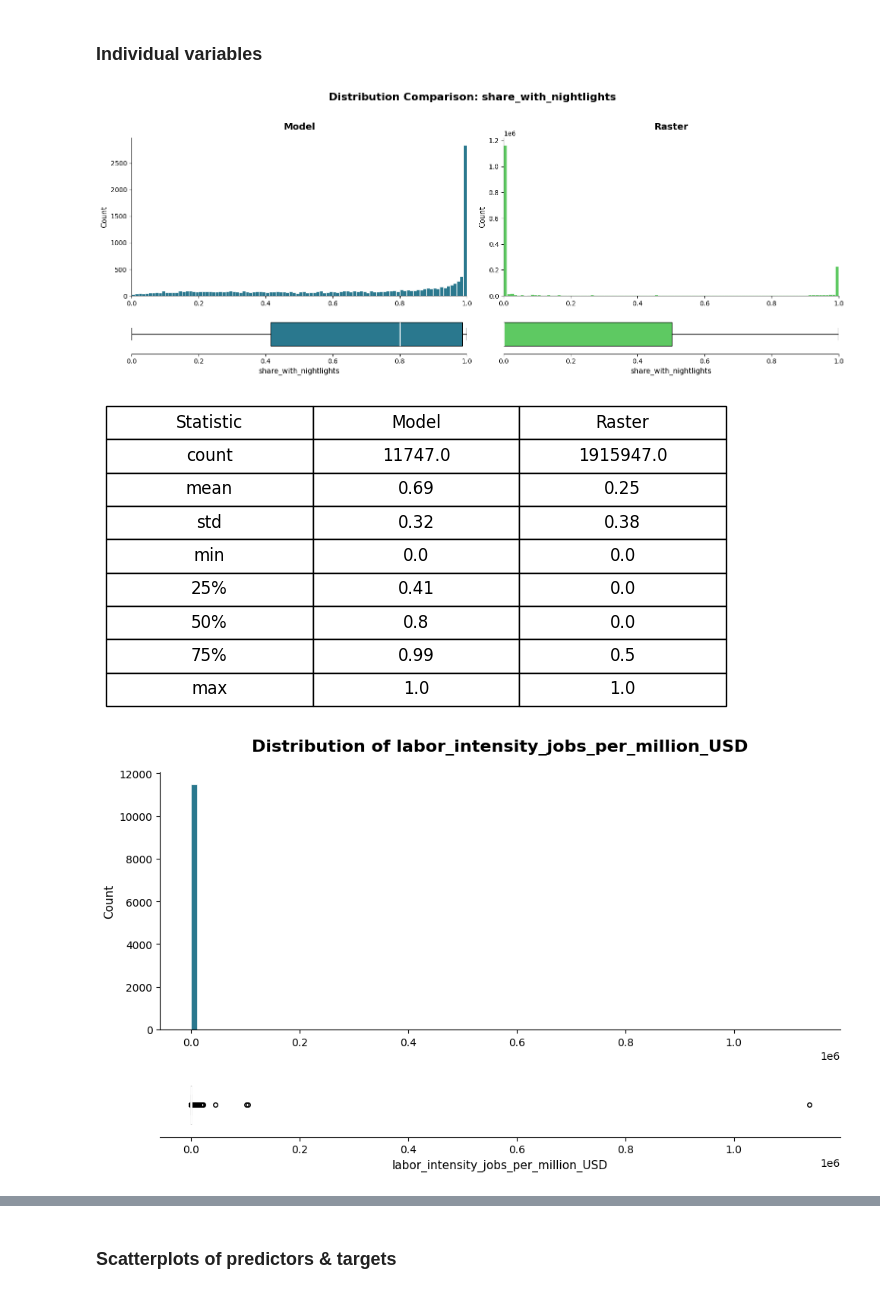
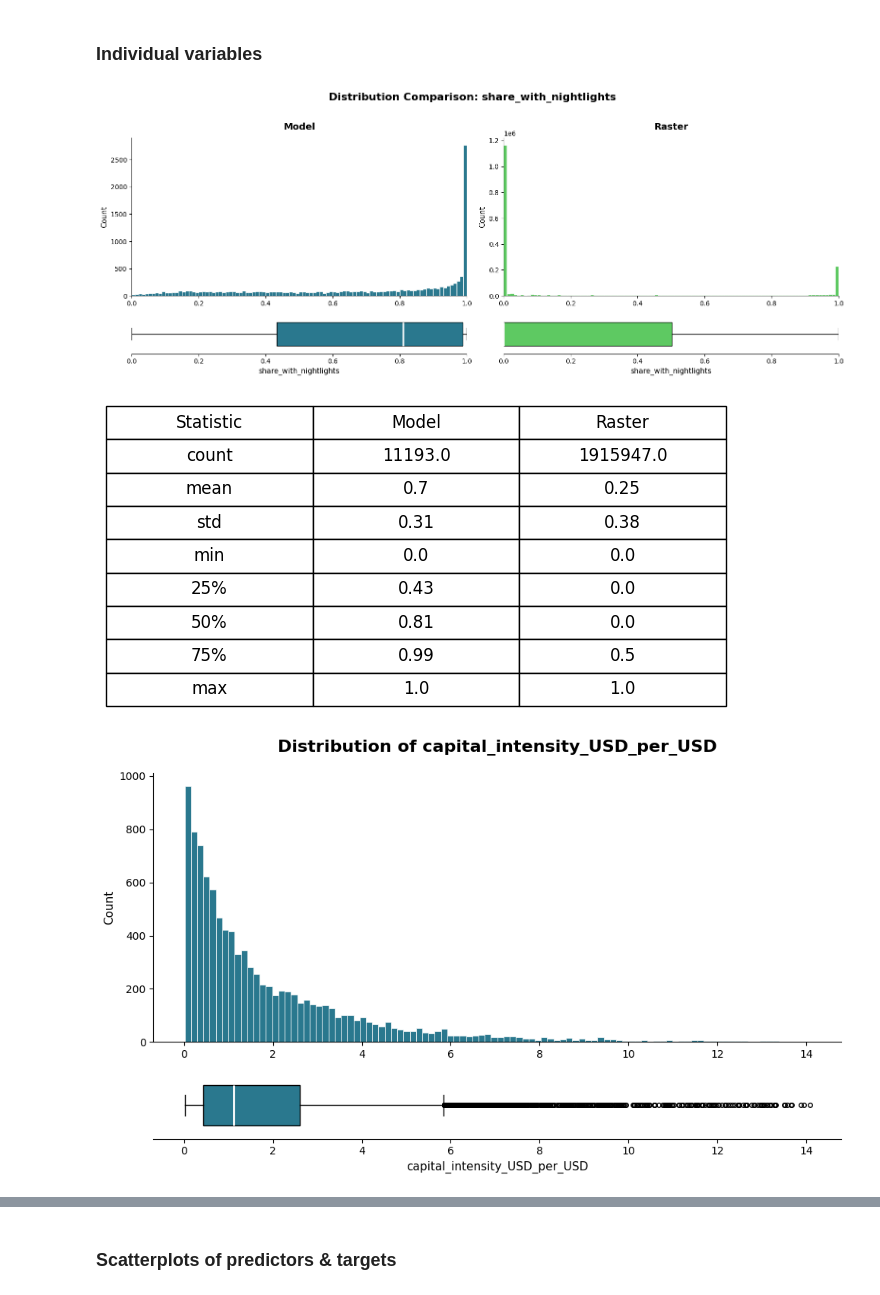
Before and after one commit to carinamani/AgDownscaling, a Jupyter notebook: 02_EDA/variable_distribution.ipynb, the cells around one changed output, grey strips where cells are left out. Drawn from its saved outputs; the diff is of its cells as text; code cells hidden in the pictures.

```diff
--- a/02_EDA/variable_distribution.ipynb
+++ b/02_EDA/variable_distribution.ipynb
@@ -17,8 +17,8 @@ cd = os.path.dirname(os.getcwd())
 
 # Import predictors data
 
-capital_model = pd.read_csv(f"{cd}/Data/Clean/Training_data/capital.csv")
-labor_model = pd.read_csv(f"{cd}/Data/Clean/Training_data/labor.csv")
+capital_model = pd.read_csv(f"{cd}/Data/Clean/Training_data/capital_final.csv")
+labor_model = pd.read_csv(f"{cd}/Data/Clean/Training_data/labor_final.csv")
 raster_model = pd.read_parquet(f"{cd}/Data/Clean/Training_data/raster_predictor_matrix.parquet")
 
 # Set file path to figure repo
@@ -29,8 +29,8 @@ fd = "/Users/carinamanitius/Library/CloudStorage/OneDrive-UniversityofVermont/Do
 # Merge labor model into capital model
 
 # Columns unique to each df
-capital_only_cols = ['capital_intensity_USD_per_USD']
-labor_only_cols   = ['labor_intensity_jobs_per_million_USD']
+capital_only_cols = ['log_capital_intensity_USD_per_USD']
+labor_only_cols   = ['log_labor_intensity_jobs_per_million_USD']
 
 # Shared predictor columns (excluding keys and model-specific cols)
 shared_cols = ['PROJ_ID', 'total_production_USD', 'SOC',
@@ -116,7 +116,7 @@ plt.show()
 
 fig.savefig(f"{fd}/variables/{model_var}_dist.png", dpi=300, bbox_inches='tight')
 # %% [output]
-[figure, old version]
+[figure, new version]
 # %%
 ##### Make table of basic stats
 
@@ -150,11 +150,15 @@ plt.show()
 
 fig.savefig(f"{fd}/variables/{model_var}_table.png", dpi=300, bbox_inches='tight')
 # %% [output]
-[figure, old version]
+[figure, new version]
+# %%
+#### Add undone log transformation
+model_combined['labor_intensity_jobs_per_million_USD'] = np.exp(model_combined['log_labor_intensity_jobs_per_million_USD'])
+model_combined['capital_intensity_USD_per_USD'] = np.exp(model_combined['log_capital_intensity_USD_per_USD'])
 # %%
 ##### Make histogram & box-plot for individual variable (TARGET - MODEL ONLY)
 
-model_var = 'labor_intensity_jobs_per_million_USD'
+model_var = 'capital_intensity_USD_per_USD'
 
 color_model = plt.cm.viridis(0.4)
 
@@ -163,34 +167,34 @@ fig, (ax_hist, ax_box) = plt.subplots(2, 1, figsize=(10, 6),
 
 data = model_combined[model_var].dropna()
 
 # Histogram
 ax_hist.hist(data, bins=100, color=color_model, edgecolor='white', linewidth=0.5)
 ax_hist.set_ylabel('Count', fontsize=11)
 ax_hist.set_title(f'Distribution of {model_var}', fontsize=16, weight='bold', pad=20)
 ax_hist.spines[['top', 'right']].set_visible(False)
 
 # Boxplot
 ax_box.boxplot(data, vert=False, widths=0.6,
                patch_artist=True,
                boxprops=dict(facecolor=color_model, color='black'),
                medianprops=dict(color='white', linewidth=2),
                whiskerprops=dict(color='black'),
                capprops=dict(color='black'),
                flierprops=dict(marker='o', color=color_model,
                                markeredgecolor='black', markersize=4))
 ax_box.set_xlabel(model_var, fontsize=11)
 ax_box.spines[['top', 'right', 'left']].set_visible(False)
 ax_box.set_yticks([])
 
 # Align x-axes
 ax_hist.set_xlim(ax_box.get_xlim())
 
 plt.tight_layout()
 plt.show()
 
 fig.savefig(f"{fd}/variables/{model_var}_dist.png", dpi=300, bbox_inches='tight')
 # %% [output]
-[figure, old version]
+[figure, new version]
 # %%
 ##### Make table of basic stats (TARGET VARIABLE - MODEL ONLY)
 
```
Also changed, not shown: parts of 2 cells of this notebook.
